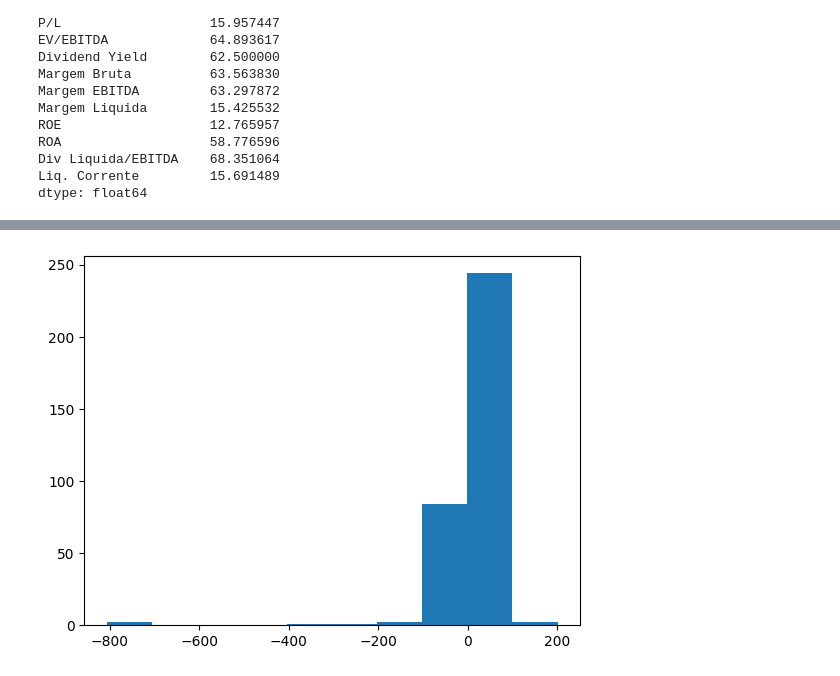
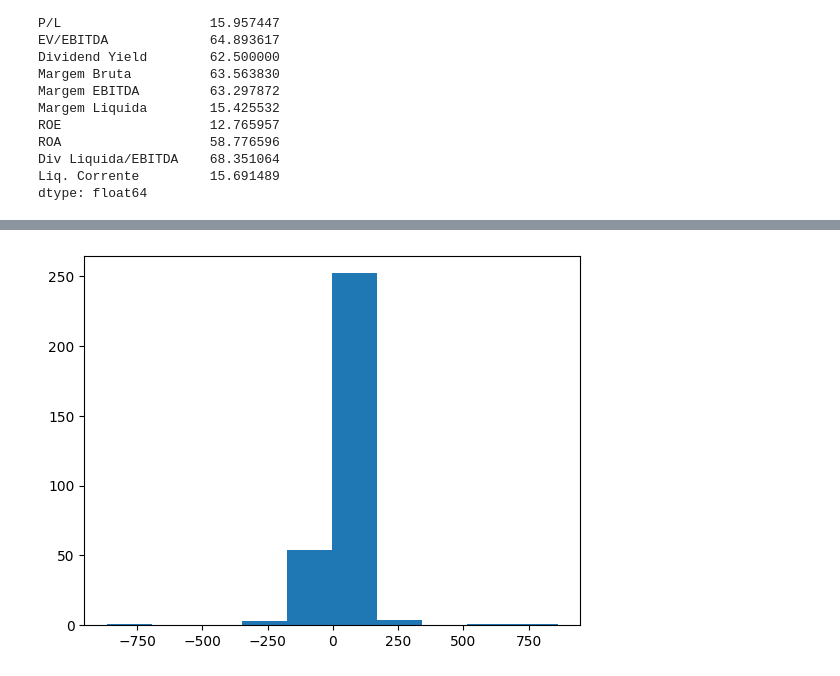
Before and after one commit to MessiasOli/aula_am_acoes, a Jupyter notebook: tratativa-dados.ipynb, the cells around one changed output, grey strips where cells are left out. Cells and saved outputs as stored; diff of their text form; code cells hidden in the pictures.

```diff
--- a/tratativa-dados.ipynb
+++ b/tratativa-dados.ipynb
@@ -10,7 +8,7 @@ import matplotlib.pyplot as plt
 arquivo_excel = 'dados_filtrados.xlsx'
 
 # Ler o arquivo Excel e transformar em um DataFrame
-df = pd.read_excel(arquivo_excel)
+df = csv.reader(arquivo_excel)
 
 # Exibir as primeiras linhas do DataFrame
 print(df.head())
@@ -114,4 +135,4 @@ grafico.show()
 # %%
-plt.hist(x = df['LPA']);
+plt.hist(x = df['P/L']);
 # %% [output]
-[figure, old version]
+[figure, new version]
```
Also changed, not shown: parts of 8 cells of this notebook, 1 other file.
